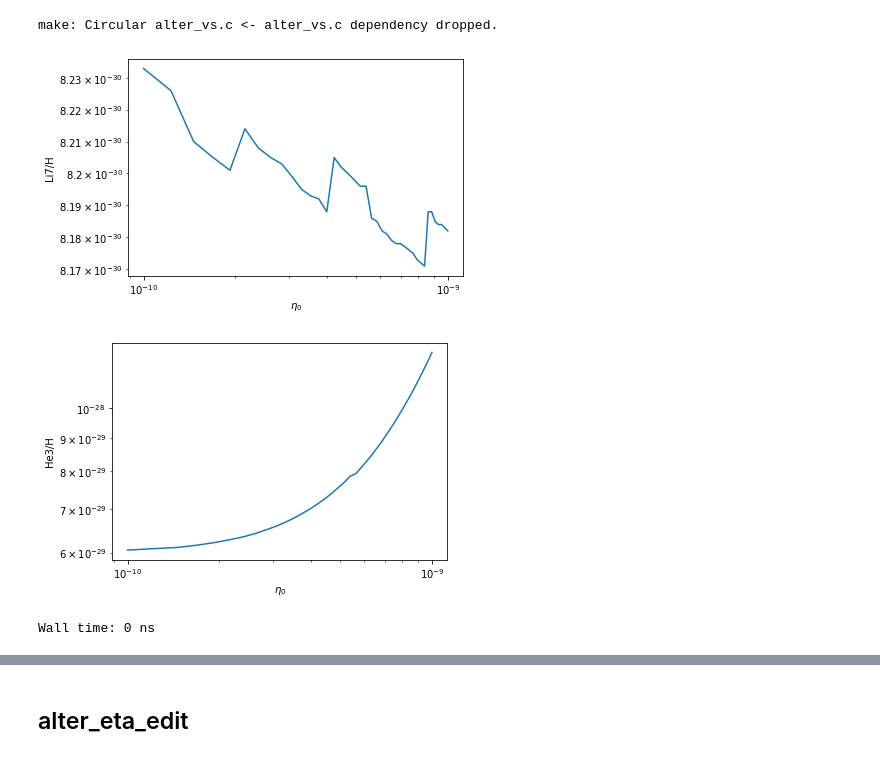
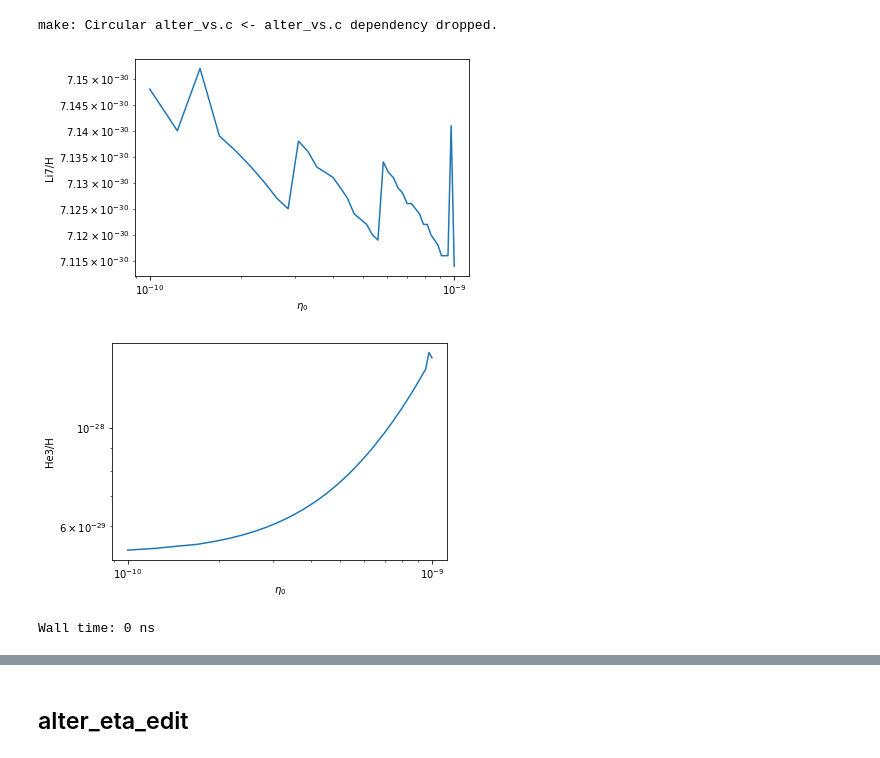
Before and after one commit to nuLABatUSD/BBN_sterile_decay, a Jupyter notebook: alterbbn_v2.2/arrays_csv_parameters.ipynb, the cells around one changed output, grey strips where cells are left out. Saved outputs shown, nothing was run; the diff lists cells and outputs as text; code cells hidden in the pictures.

```diff
--- a/alterbbn_v2.2/arrays_csv_parameters.ipynb
+++ b/alterbbn_v2.2/arrays_csv_parameters.ipynb
@@ -171,10 +171,10 @@ te.delete_file("evolution_vs.out")
 # %% [output]
 make: Circular alter_vs.c <- alter_vs.c dependency dropped.
 # %%
-ev.output_plots_alter_vs(1e-10, 10e-10, 40, 'C:/Users/kathr/Chad_Research_Neutrinos/alterbbn_v2.2/alter_vs.x', '255', '104.56255360706342', '300', '7e-05')
+ev.output_plots_alter_vs(1e-10, 10e-10, 40, 'C:/Users/kathr/Chad_Research_Neutrinos/alterbbn_v2.2/alter_vs.x', '13', '255', '104.56255360706342', '300', '7e-05')
 %time
 # %% [output]
-[figure, old version]
+[figure, new version]
-[figure, old version]
+[figure, new version]
 Wall time: 0 ns
 # %%
```
Also changed, not shown: parts of 3 cells of this notebook, 10 other files.
